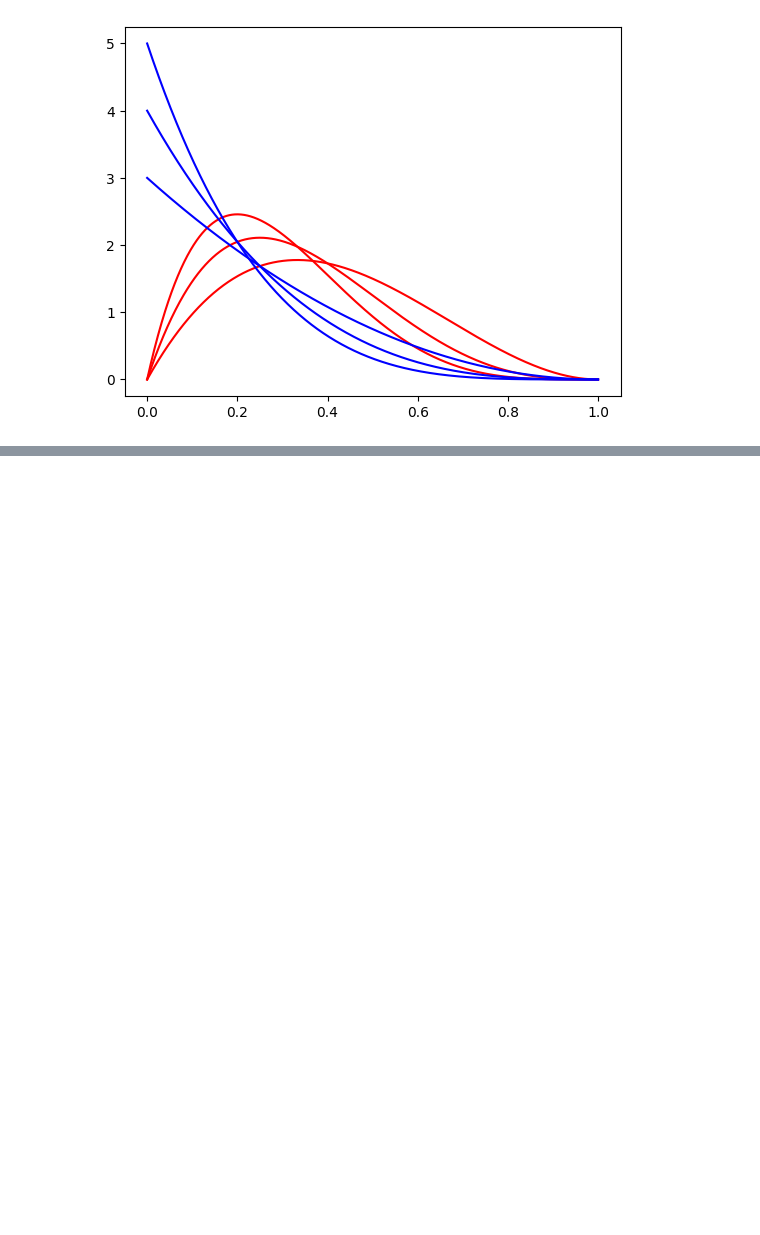
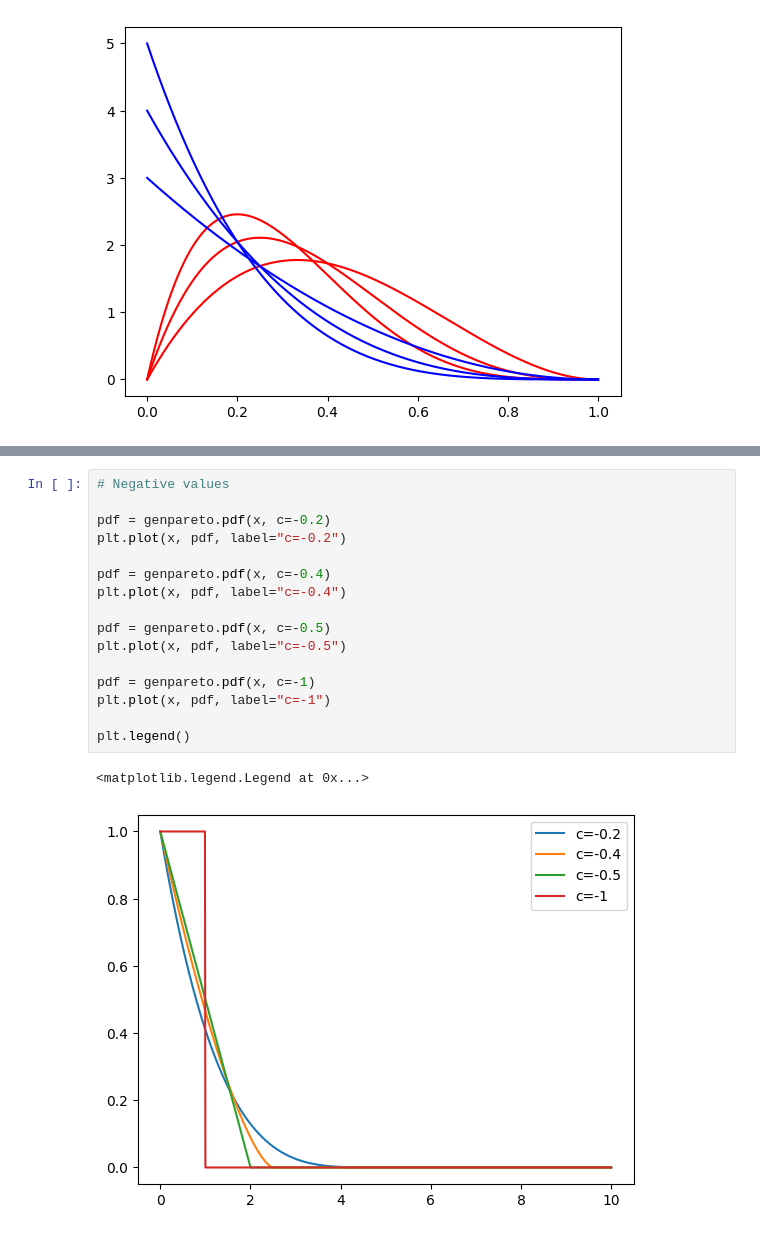
Before and after one commit to will-lynas/STAT0011-decision-and-risk, a Jupyter notebook: notebooks/distributions.ipynb, the cells around one changed output, grey strips where cells are left out. Drawn from its saved outputs; the diff is of its cells as text; blank space fills up the shorter version.

```diff
--- a/notebooks/distributions.ipynb
+++ b/notebooks/distributions.ipynb
@@ -190,0 +216,19 @@ plt.plot(x, pdf, color="blue")
+# %%
+# Negative values
+
+pdf = genpareto.pdf(x, c=-0.2)
+plt.plot(x, pdf, label="c=-0.2")
+
+pdf = genpareto.pdf(x, c=-0.4)
+plt.plot(x, pdf, label="c=-0.4")
+
+pdf = genpareto.pdf(x, c=-0.5)
+plt.plot(x, pdf, label="c=-0.5")
+
+pdf = genpareto.pdf(x, c=-1)
+plt.plot(x, pdf, label="c=-1")
+
+plt.legend()
+# %% [output]
+<matplotlib.legend.Legend at 0x...>
+[figure, added]
```
Also changed, not shown: parts of 2 cells of this notebook.
